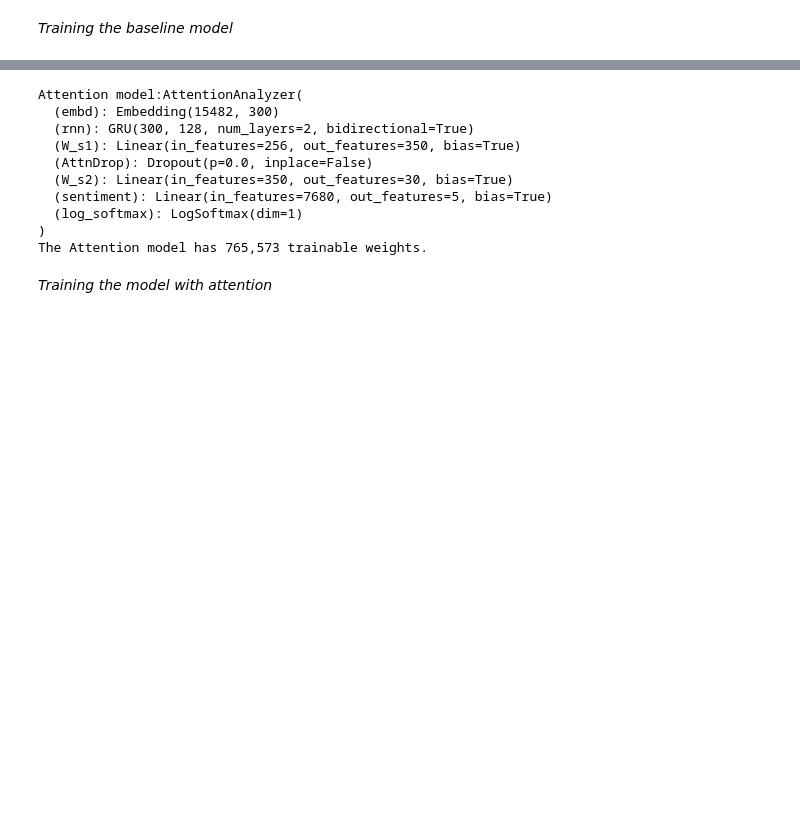
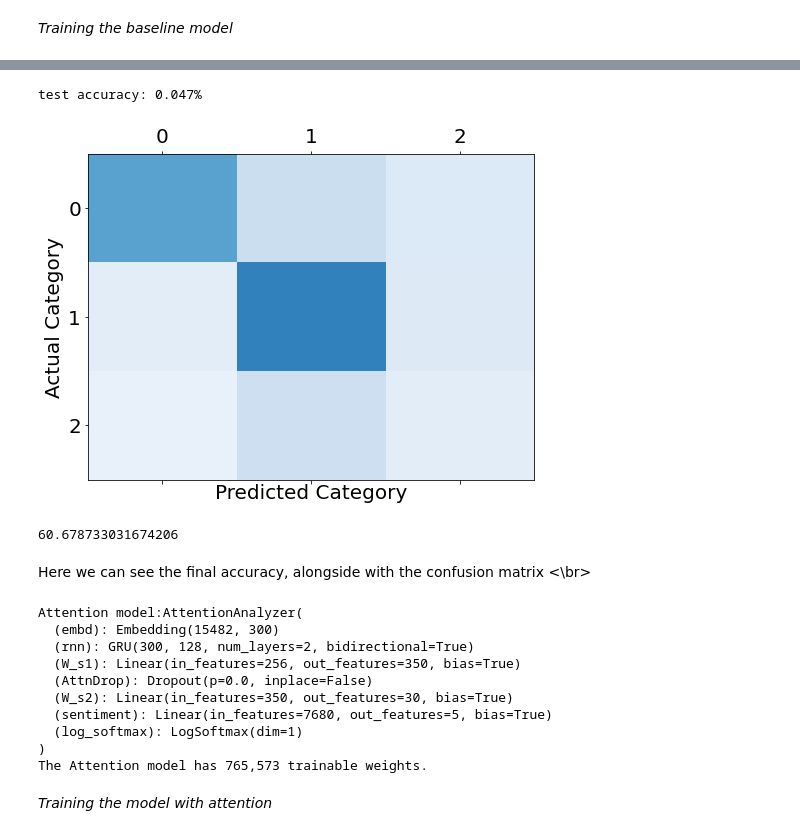
Before and after one commit to mkimhi/Sentiment-Analysis-Attention, a Jupyter notebook: Part3_MiniProject.ipynb, the cells around one changed output, grey strips where cells are left out. Drawn from its saved outputs; the diff is of its cells as text; code cells hidden in the pictures; blank space fills up the shorter version.

```diff
--- a/Part3_MiniProject.ipynb
+++ b/Part3_MiniProject.ipynb
@@ -143,0 +147,3 @@ train_iter, valid_iter, test_iter = torchtext.data.BucketIterator.splits((ds_tra
+# %%
+word_embeddings,train_iter, valid_iter, test_iter = load_dataset(name='SST', classes=3)
+word_embeddings_5,train_iter_5, valid_iter_5, test_iter_5 = load_dataset(name='SST', classes=5)
@@ -205,41 +213,37 @@ from project.Trainer import train,evaluate_model, train_and_eval
 # %% [markdown]
 *Training the baseline model*
 # %%
-def calculate_accuracy(model, dataloader,classes=3):
+def present_accuracy(model, dataloader,classes=3,show=True):
     model.eval() # put in evaluation mode
     total_correct = 0
     total = 0
     confusion_matrix = np.zeros([classes,classes], int)
-
-    total_natural = 0
-
     with torch.no_grad():
         for data in dataloader:
-
             X, y = data.text.cuda(), data.label.cuda()
-
             y_pred_log_proba = model(X)
             predicted = torch.argmax(y_pred_log_proba, dim=1)
-            #print(f"truth:{(y==2).sum().item()} ; pred:{(predicted==2).sum().item()}")
-            total_natural += (y==2).sum().item()
             total += len(data)
             total_correct += (predicted == y).sum().item()
             for i, l in enumerate(y):
-                #print(predicted[i])
                 confusion_matrix[l.item(), predicted[i].item()] += 1
 
     model_accuracy = total_correct / total * 100
-    print(f'total natural: {total_natural}')
-    return model_accuracy, confusion_matrix
+    if show:
+        if classes ==   2:
+            labels = ('0','1')
+        elif classes == 3:
+            labels = ('0','1','2')
+        elif classes == 5:
+            labels = ('0','1','2','3','4')
+        print("test accuracy: {:.3f}%".format(test_accuracy))
+        fig, ax = plt.subplots(1,1,figsize=(8,6))
+        ax.matshow(confusion_matrix, aspect='auto', vmin=0, vmax=1000, cmap=plt.get_cmap('Blues'))
+        plt.ylabel('Actual Category')
+        plt.yticks(range(OUTPUT_DIM), labels)
+        plt.xlabel('Predicted Category')
+        plt.xticks(range(OUTPUT_DIM), labels)
+        plt.show()
+    return model_accuracy
 
-import numpy as np
-classes = ('0','1','2','3','4')
-test_accuracy, confusion_matrix = calculate_accuracy(model, dl_train, OUTPUT_DIM)
-print("test accuracy: {:.3f}%".format(test_accuracy))
-fig, ax = plt.subplots(1,1,figsize=(8,6))
-ax.matshow(confusion_matrix, aspect='auto', vmin=0, vmax=1000, cmap=plt.get_cmap('Blues'))
-plt.ylabel('Actual Category')
-plt.yticks(range(OUTPUT_DIM), classes)
-plt.xlabel('Predicted Category')
-plt.xticks(range(OUTPUT_DIM), classes)
-plt.show()
+#present_accuracy(model, train_iter,classes=3)
@@ -274 +282,9 @@ Epoch #1(Test), accuracy=0.233, elapsed=6.6 sec
+# %%
+present_accuracy(model, test_iter,classes=3)
+# %% [output]
+test accuracy: 0.047%
+[figure, added]
+60.678733031674206
+# %% [markdown]
+Here we can see the final accuracy, alongside with the confusion matrix <\br>
 # %%
```
Also changed, not shown: parts of 21 cells of this notebook, 2 other files.
